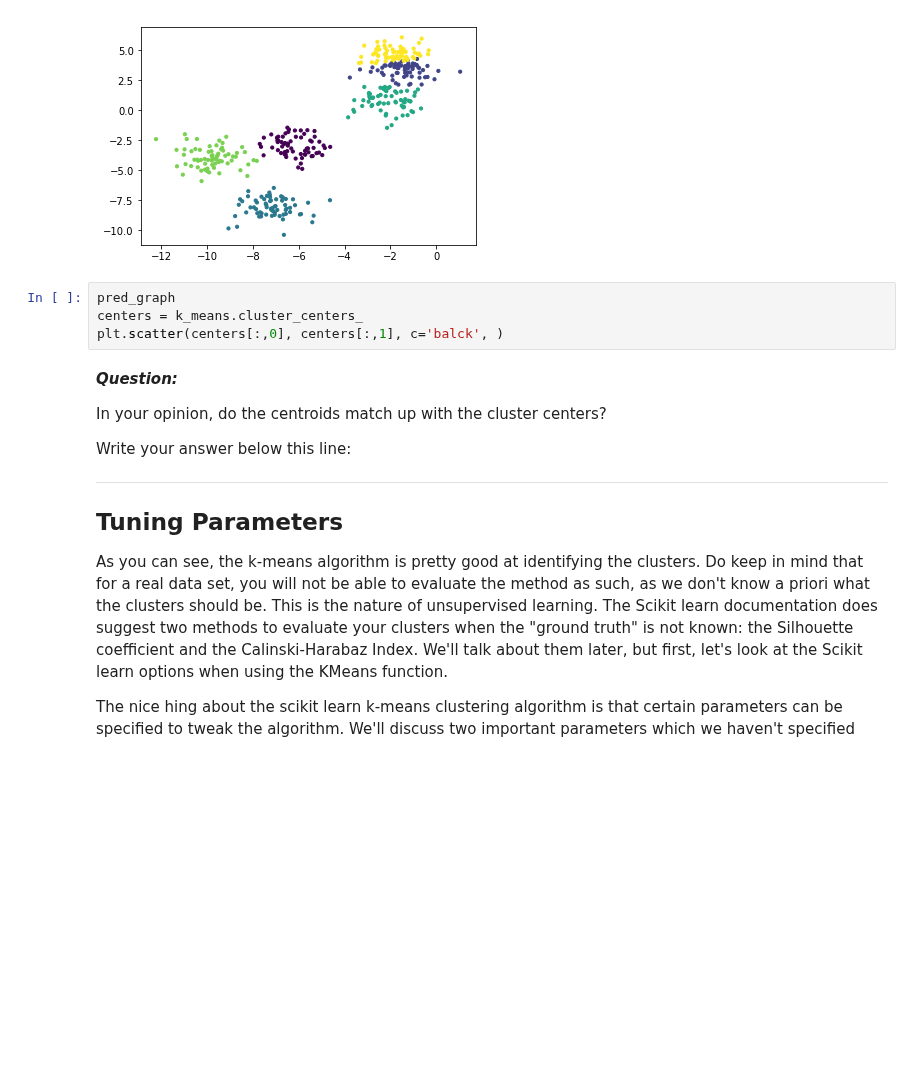
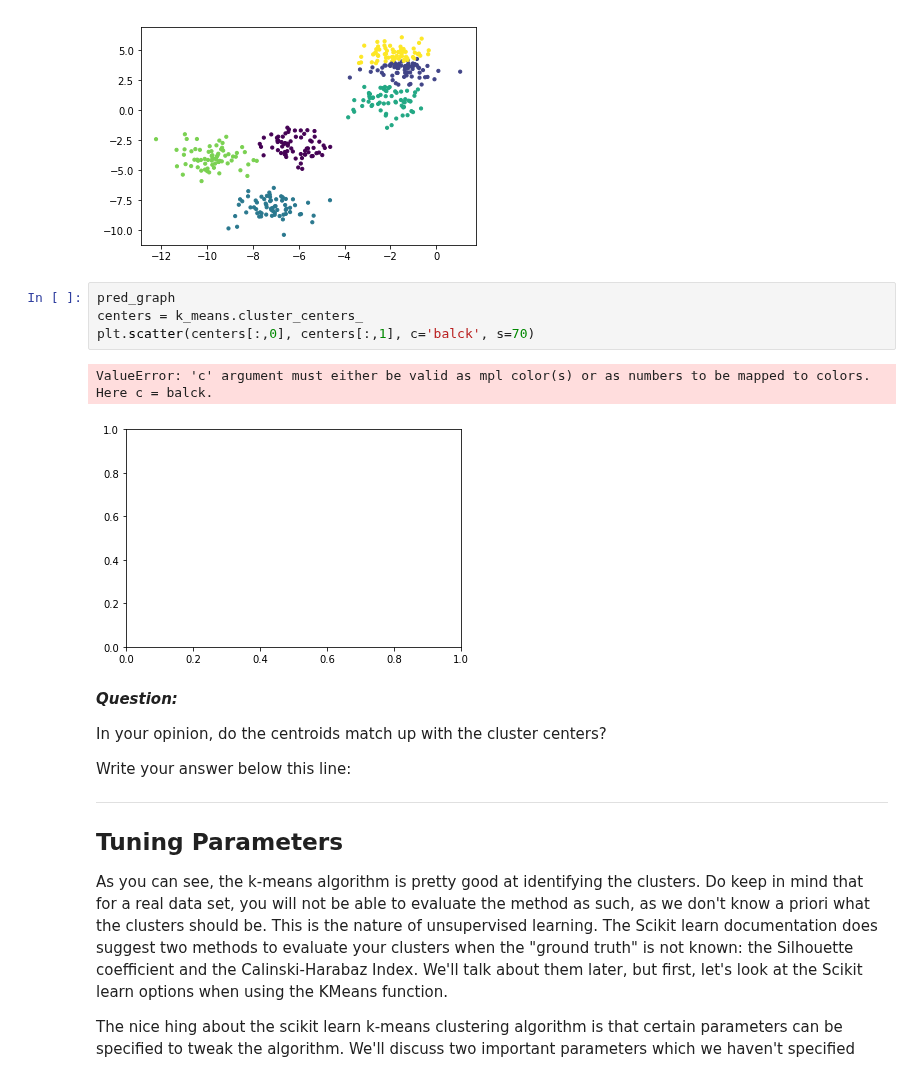
Before and after one commit to MIAISEMAN/dsc-3-35-04-k-means-clustering-lab-seattle-ds-career-040119, a Jupyter notebook: index.ipynb, the cells around one changed output. Drawn from its saved outputs; the diff is of its cells as text; blank space fills up the shorter version.

```diff
--- a/index.ipynb
+++ b/index.ipynb
@@ -94,7 +94,10 @@ pred_graph = plt.scatter(X[:,0], X[:,1], c=predicted_clusters, s=10)
 # %%
 pred_graph
 centers = k_means.cluster_centers_
-plt.scatter(centers[:,0], centers[:,1], c='balck', )
+plt.scatter(centers[:,0], centers[:,1], c='balck', s=70)
+# %% [output]
+ValueError: 'c' argument must either be valid as mpl color(s) or as numbers to be mapped to colors. Here c = balck.
+[figure, added]
 # %% [markdown]
 **_Question:_**
 
```
